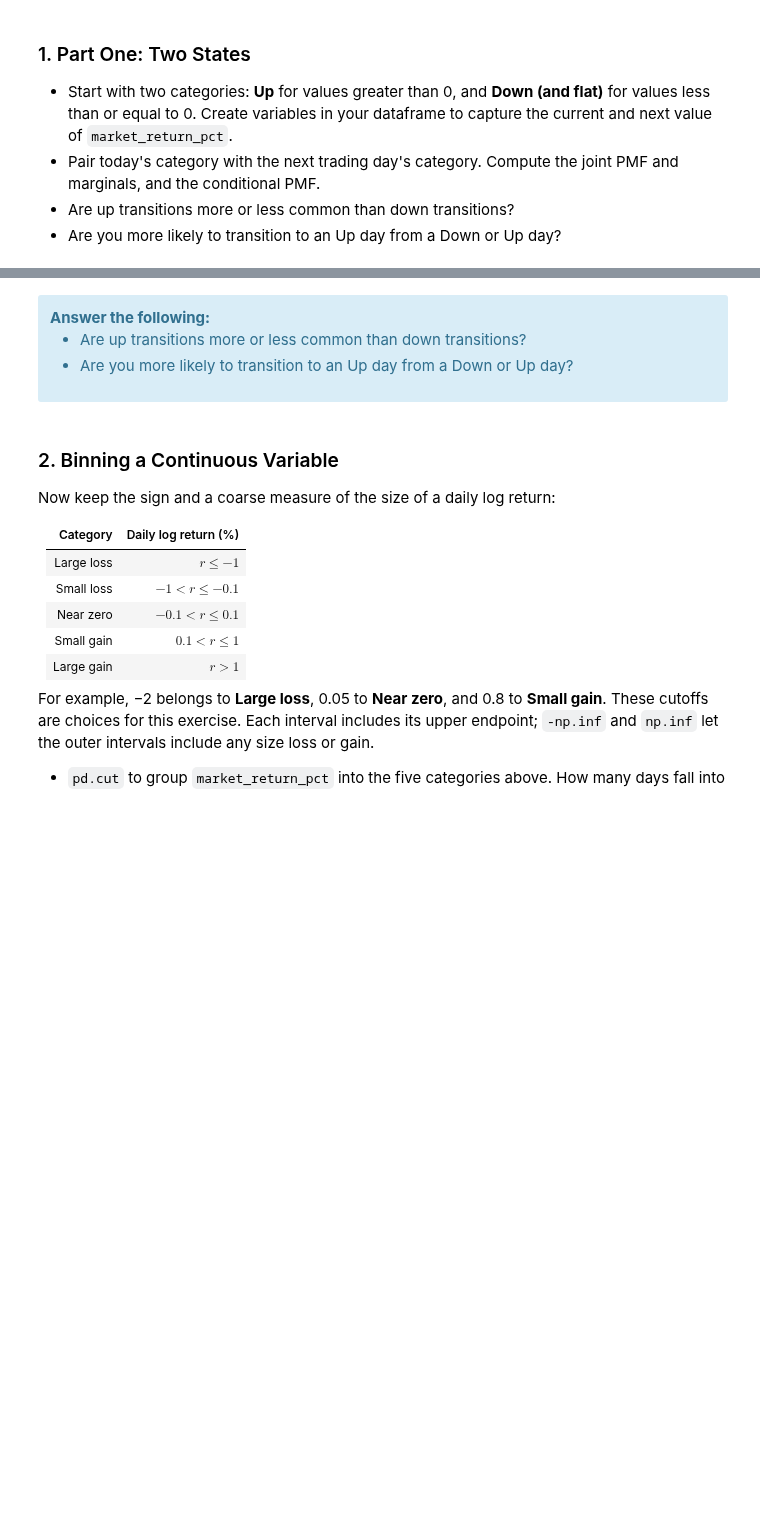
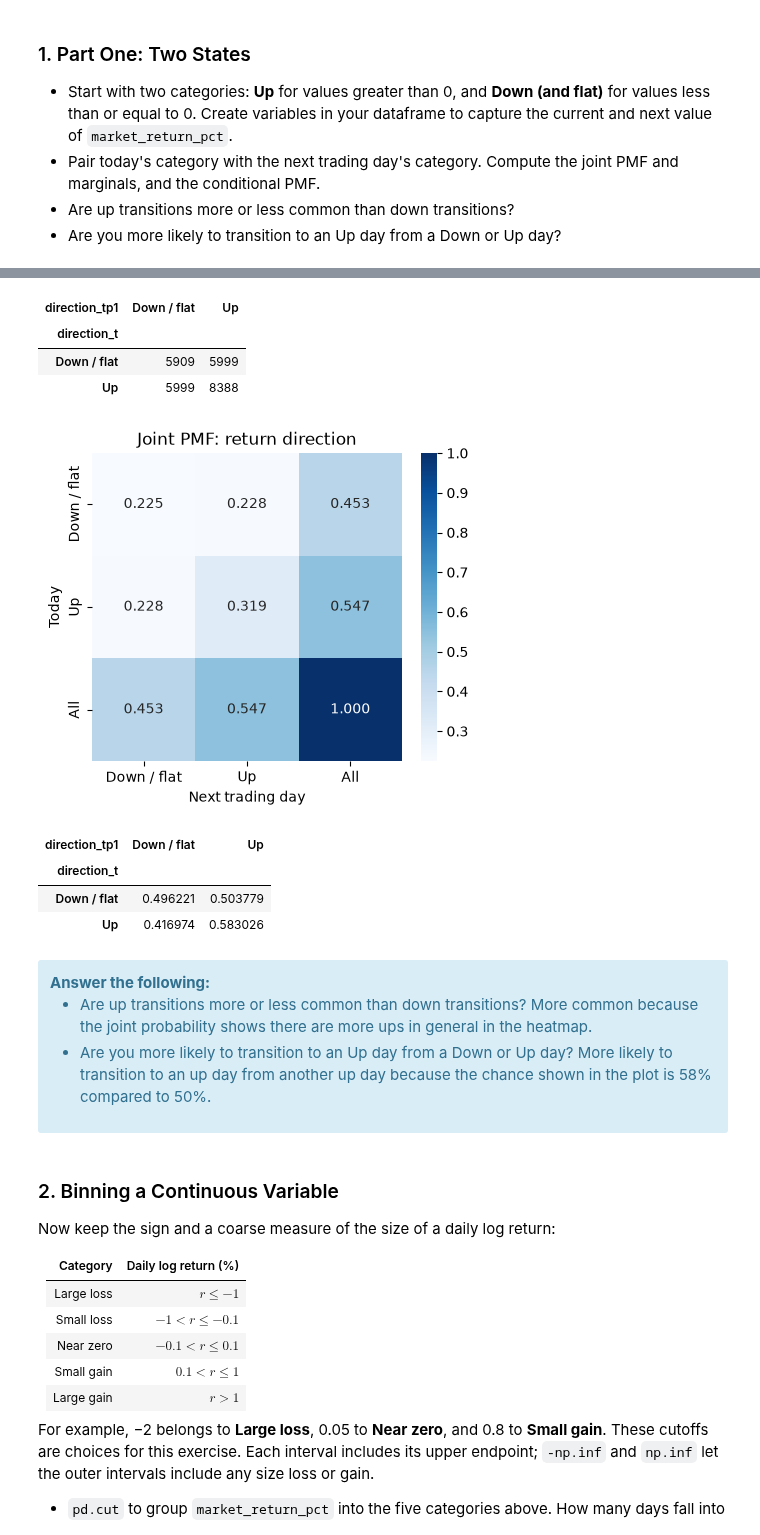
Before and after one commit to rayyan-siddiqui14/UU_F26_templates, a Jupyter notebook: Week09/Thursday_lab/lab08.ipynb, the cells around one changed output, grey strips where cells are left out. Drawn from its saved outputs; the diff is of its cells as text; code cells hidden in the pictures; blank space fills up the shorter version.

```diff
--- a/Week09/Thursday_lab/lab08.ipynb
+++ b/Week09/Thursday_lab/lab08.ipynb
@@ -61,7 +61,13 @@ plt.show()
 - Are you more likely to transition to an Up day from a Down or Up day?
 # %%
 # make a categorical column "direction_t"
-df['direction_t'] = #TODO: ADD CODE HERE
+direction_categories = ['Down / flat', 'Up']
+np.where(df['market_return_pct'] > 0, 'Up', 'Down / flat')
+
+
+df['direction_t'] = pd.Categorical(np.where(df['market_return_pct'] > 0, 'Up', 'Down / flat'),
+                                   categories=direction_categories,
+                                   ordered=True,)
 # %%
 # make a categorical column "direction_tp1" for the next trading day
-df['direction_tp1'] = #TODO: ADD CODE HERE
+df['direction_tp1'] = df['direction_t'].shift(-1)
@@ -68,17 +90,33 @@ df['direction_tp1'] = #TODO: ADD CODE HERE
+# %%
+pd.crosstab(df['direction_t'], df['direction_tp1'])
+# %% [output]
+| direction_tp1 | Down / flat | Up |
+| direction_t |  |  |
+| Down / flat | 5909 | 5999 |
+| Up | 5999 | 8388 |
 # %%
 # Plot the joint PMF
 fig, ax = plt.subplots(figsize=(5, 4))
-sns.heatmap(##TODO ADD CORRECT PD CROSSTAB HERE##,
+sns.heatmap(pd.crosstab(df['direction_t'], df['direction_tp1'], normalize = True, margins = True),
             annot=True, fmt='.3f', cmap='Blues', ax=ax)
 ax.set(xlabel='Next trading day', ylabel='Today', title='Joint PMF: return direction')
 plt.show()
+# %% [output]
+[figure, added]
 # %%
 # Plot the conditional PMF
+
+pd.crosstab(df['direction_t'], df['direction_tp1'], normalize='index')
+# %% [output]
+| direction_tp1 | Down / flat | Up |
+| direction_t |  |  |
+| Down / flat | 0.496221 | 0.503779 |
+| Up | 0.416974 | 0.583026 |
 # %% [markdown]
 <div class='alert alert-info'><b>Answer the following:</b>
 
-- Are up transitions more or less common than down transitions?
-- Are you more likely to transition to an Up day from a Down or Up day?
+- Are up transitions more or less common than down transitions? More common because the joint probability shows there are more ups in general in the heatmap.
+- Are you more likely to transition to an Up day from a Down or Up day?  More likely to transition to an up day from another up day because the chance shown in the plot is 58% compared to 50%.
 
 </div>
 # %% [markdown]
```
Also changed, not shown: parts of 29 cells of this notebook, 3 other files.
